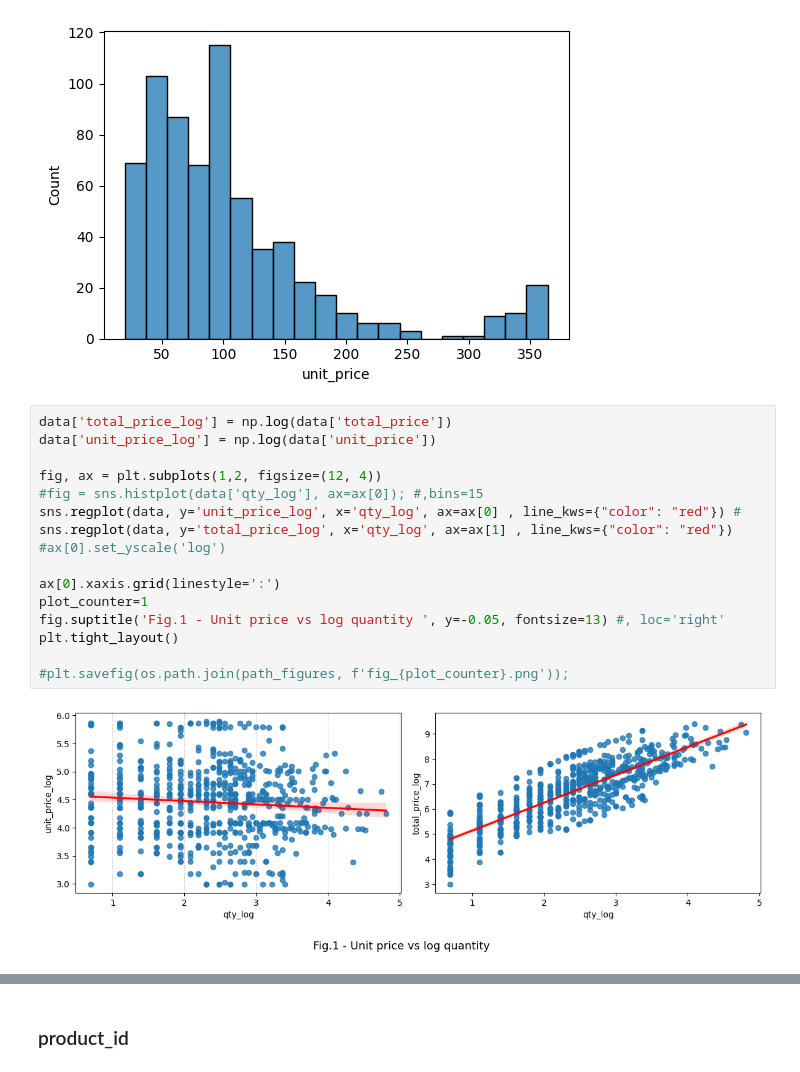
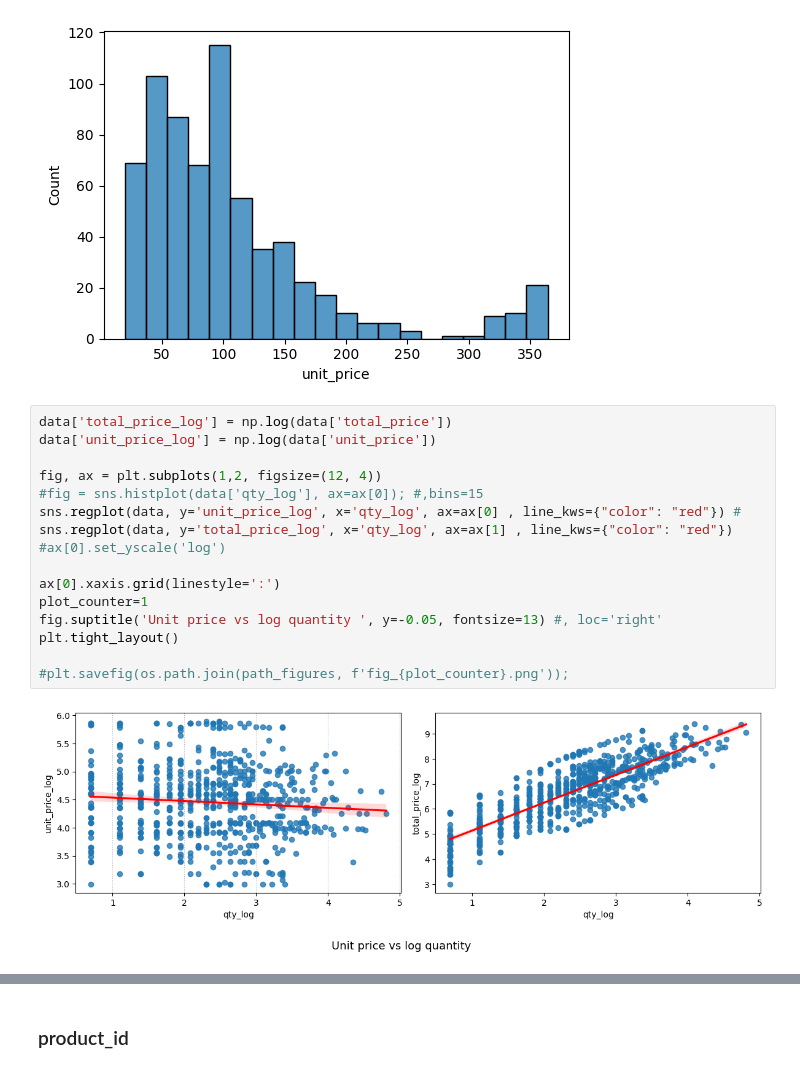
Before and after one commit to Alex1iv/Retail_pricing, a Jupyter notebook: notebooks/Retail_pricing.ipynb, the cells around one changed output, grey strips where cells are left out. Drawn from its saved outputs; the diff is of its cells as text.

```diff
--- a/notebooks/Retail_pricing.ipynb
+++ b/notebooks/Retail_pricing.ipynb
@@ -171,18 +171,18 @@ sns.histplot(data['unit_price']); #,bins=15
 # %%
 data['total_price_log'] = np.log(data['total_price'])
 data['unit_price_log'] = np.log(data['unit_price'])
 
 fig, ax = plt.subplots(1,2, figsize=(12, 4))
 #fig = sns.histplot(data['qty_log'], ax=ax[0]); #,bins=15
 sns.regplot(data, y='unit_price_log', x='qty_log', ax=ax[0] , line_kws={"color": "red"}) #
 sns.regplot(data, y='total_price_log', x='qty_log', ax=ax[1] , line_kws={"color": "red"})
 #ax[0].set_yscale('log')
 
 ax[0].xaxis.grid(linestyle=':')
 plot_counter=1
-fig.suptitle('Fig.1 - Unit price vs log quantity ', y=-0.05, fontsize=13) #, loc='right'
+fig.suptitle('Unit price vs log quantity ', y=-0.05, fontsize=13) #, loc='right'
 plt.tight_layout()
 
 #plt.savefig(os.path.join(path_figures, f'fig_{plot_counter}.png'));
 # %% [output]
-[figure, old version]
+[figure, new version]
```
Also changed, not shown: parts of 28 cells of this notebook.
